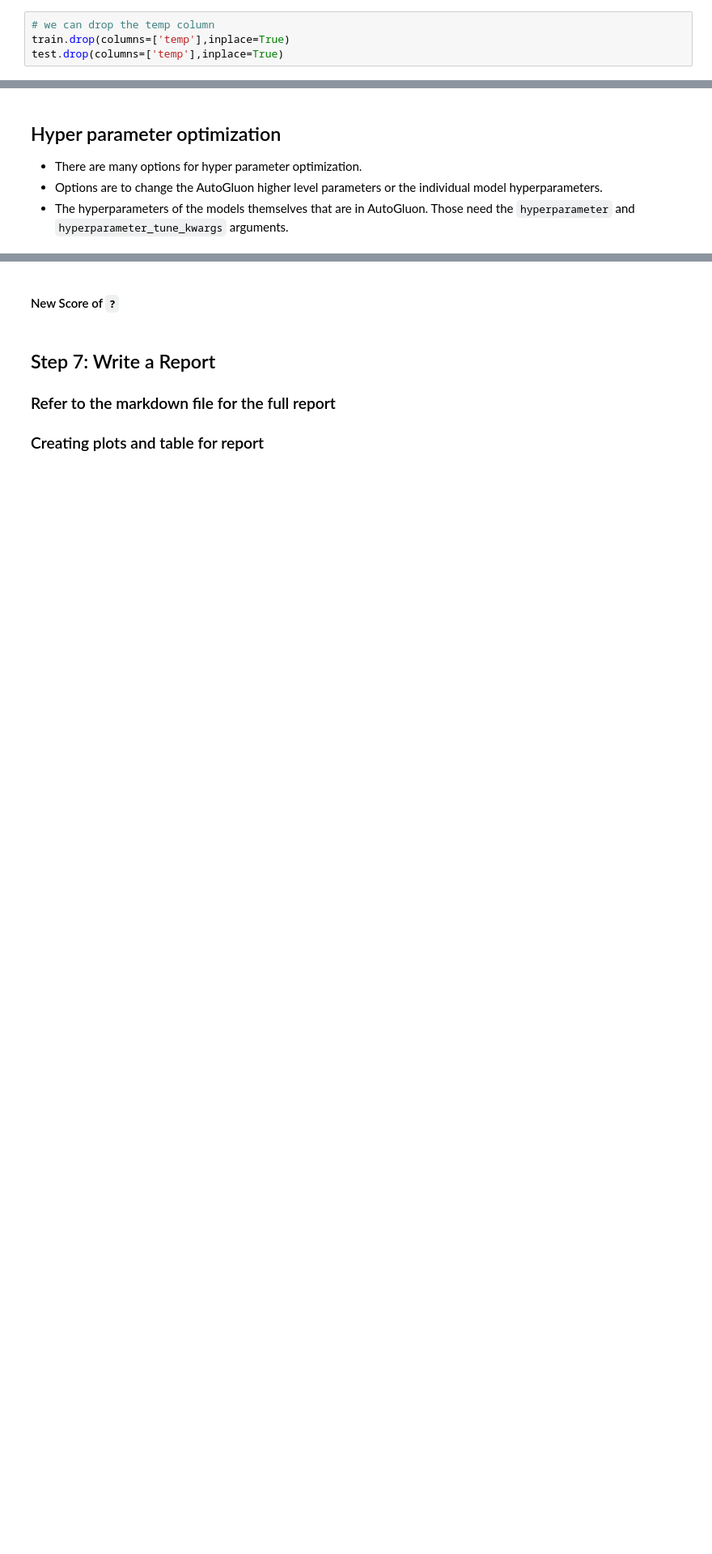
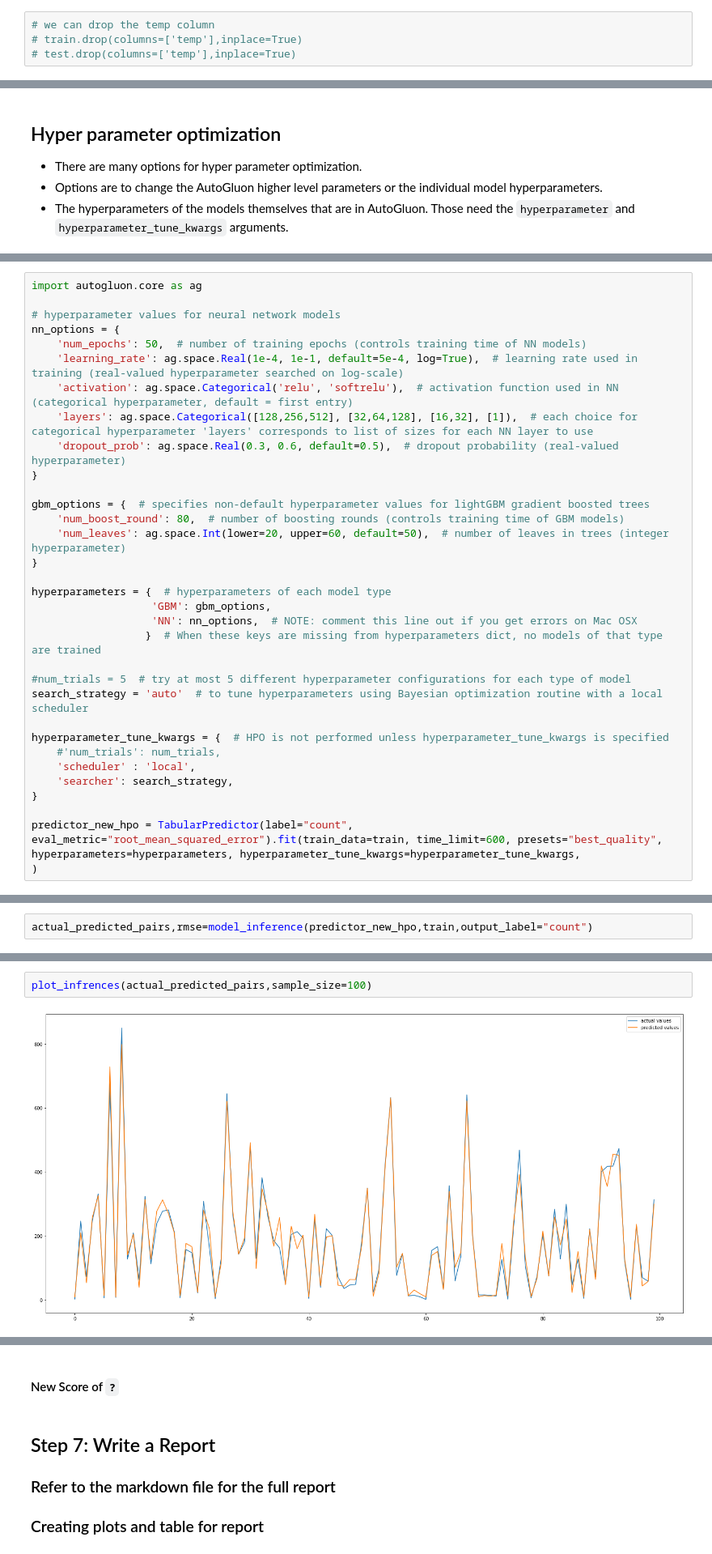
Before and after one commit to ahmedbadr97/Bike-Sharing-Demand-With-autoGluon, a Jupyter notebook: predict_Bike_Sharing.ipynb, the cells around one changed output, grey strips where cells are left out. Shown at 81% size. Saved outputs shown, nothing was run; the diff lists cells and outputs as text; blank space fills up the shorter version.

Commit message:
modifiy autogluon hyperparameters and submit to kaggle

```diff
--- a/predict_Bike_Sharing.ipynb
+++ b/predict_Bike_Sharing.ipynb
@@ -374,8 +390,8 @@ test['hour'] = test['datetime'].dt.hour
 test.drop(columns='datetime',inplace=True)
 # %%
 # we can drop the temp column
-train.drop(columns=['temp'],inplace=True)
-test.drop(columns=['temp'],inplace=True)
+# train.drop(columns=['temp'],inplace=True)
+# test.drop(columns=['temp'],inplace=True)
 # %% [markdown]
 ## Make category types for these so models know they are not just numbers
 * AutoGluon originally sees these as ints, but in reality they are int representations of a category.
@@ -537,0 +549,33 @@ predictor_new_hpo = TabularPredictor(?).fit(?)
+# %%
+import autogluon.core as ag
+
+# hyperparameter values for neural network models
+nn_options = {
+    'num_epochs': 50,  # number of training epochs (controls training time of NN models)
+    'learning_rate': ag.space.Real(1e-4, 1e-1, default=5e-4, log=True),  # learning rate used in training (real-valued hyperparameter searched on log-scale)
+    'activation': ag.space.Categorical('relu', 'softrelu'),  # activation function used in NN (categorical hyperparameter, default = first entry)
+    'layers': ag.space.Categorical([128,256,512], [32,64,128], [16,32], [1]),  # each choice for categorical hyperparameter 'layers' corresponds to list of sizes for each NN layer to use
+    'dropout_prob': ag.space.Real(0.3, 0.6, default=0.5),  # dropout probability (real-valued hyperparameter)
+}
+
+gbm_options = {  # specifies non-default hyperparameter values for lightGBM gradient boosted trees
+    'num_boost_round': 80,  # number of boosting rounds (controls training time of GBM models)
+    'num_leaves': ag.space.Int(lower=20, upper=60, default=50),  # number of leaves in trees (integer hyperparameter)
+}
+
+hyperparameters = {  # hyperparameters of each model type
+                   'GBM': gbm_options,
+                   'NN': nn_options,  # NOTE: comment this line out if you get errors on Mac OSX
+                  }  # When these keys are missing from hyperparameters dict, no models of that type are trained
+
+#num_trials = 5  # try at most 5 different hyperparameter configurations for each type of model
+search_strategy = 'auto'  # to tune hyperparameters using Bayesian optimization routine with a local scheduler
+
+hyperparameter_tune_kwargs = {  # HPO is not performed unless hyperparameter_tune_kwargs is specified
+    #'num_trials': num_trials,
+    'scheduler' : 'local',
+    'searcher': search_strategy,
+}
+
+predictor_new_hpo = TabularPredictor(label="count", eval_metric="root_mean_squared_error").fit(train_data=train, time_limit=600, presets="best_quality", hyperparameters=hyperparameters, hyperparameter_tune_kwargs=hyperparameter_tune_kwargs,
+)
@@ -539,0 +637,2 @@ predictor_new_hpo.fit_summary()
+# %%
+actual_predicted_pairs,rmse=model_inference(predictor_new_hpo,train,output_label="count")
@@ -540,2 +641,6 @@ predictor_new_hpo.fit_summary()
+# %%
+plot_infrences(actual_predicted_pairs,sample_size=100)
+# %% [output]
+[figure, added]
 # %%
 # Remember to set all negative values to zero
```
Also changed, not shown: parts of 47 cells of this notebook, 2 other files.
